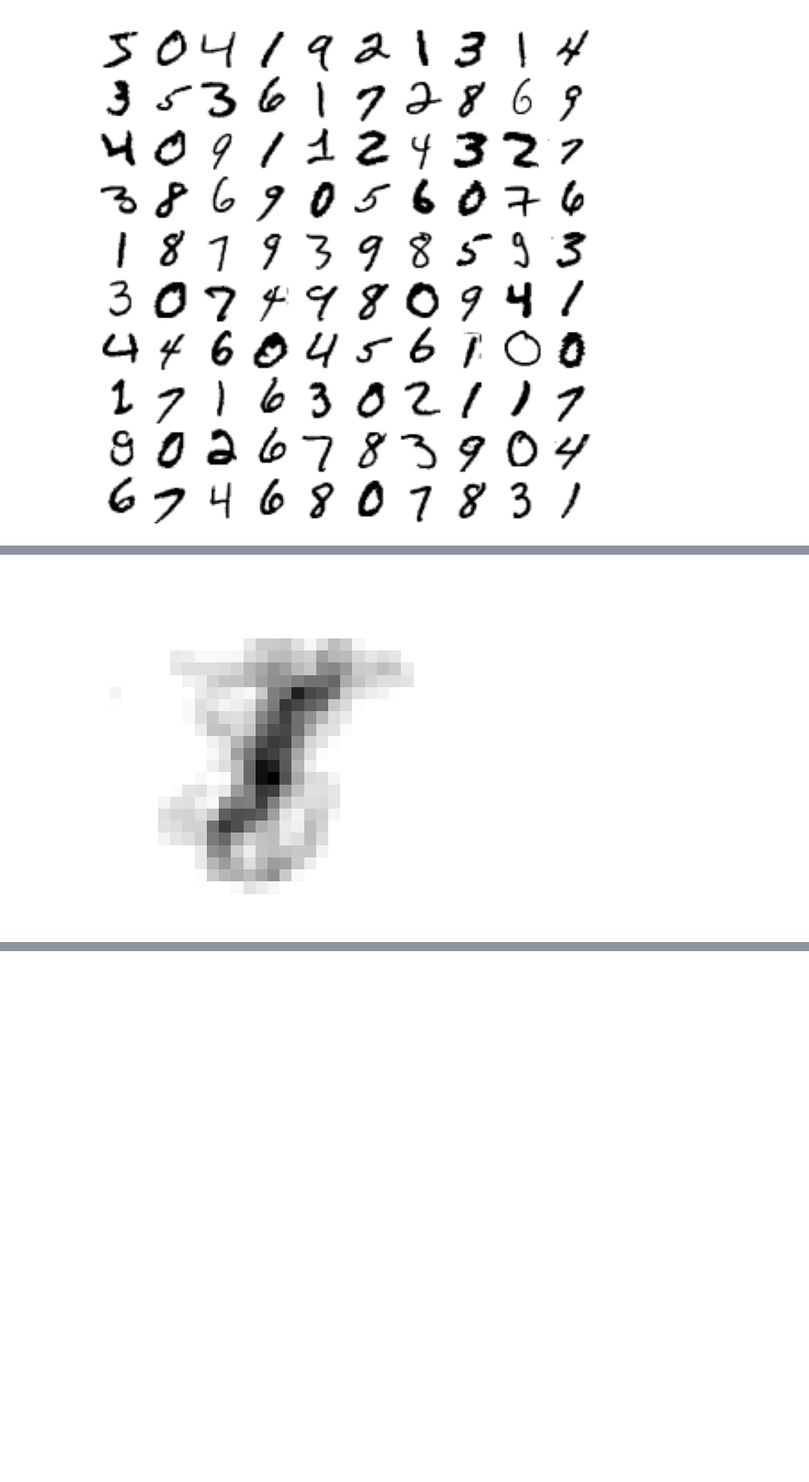
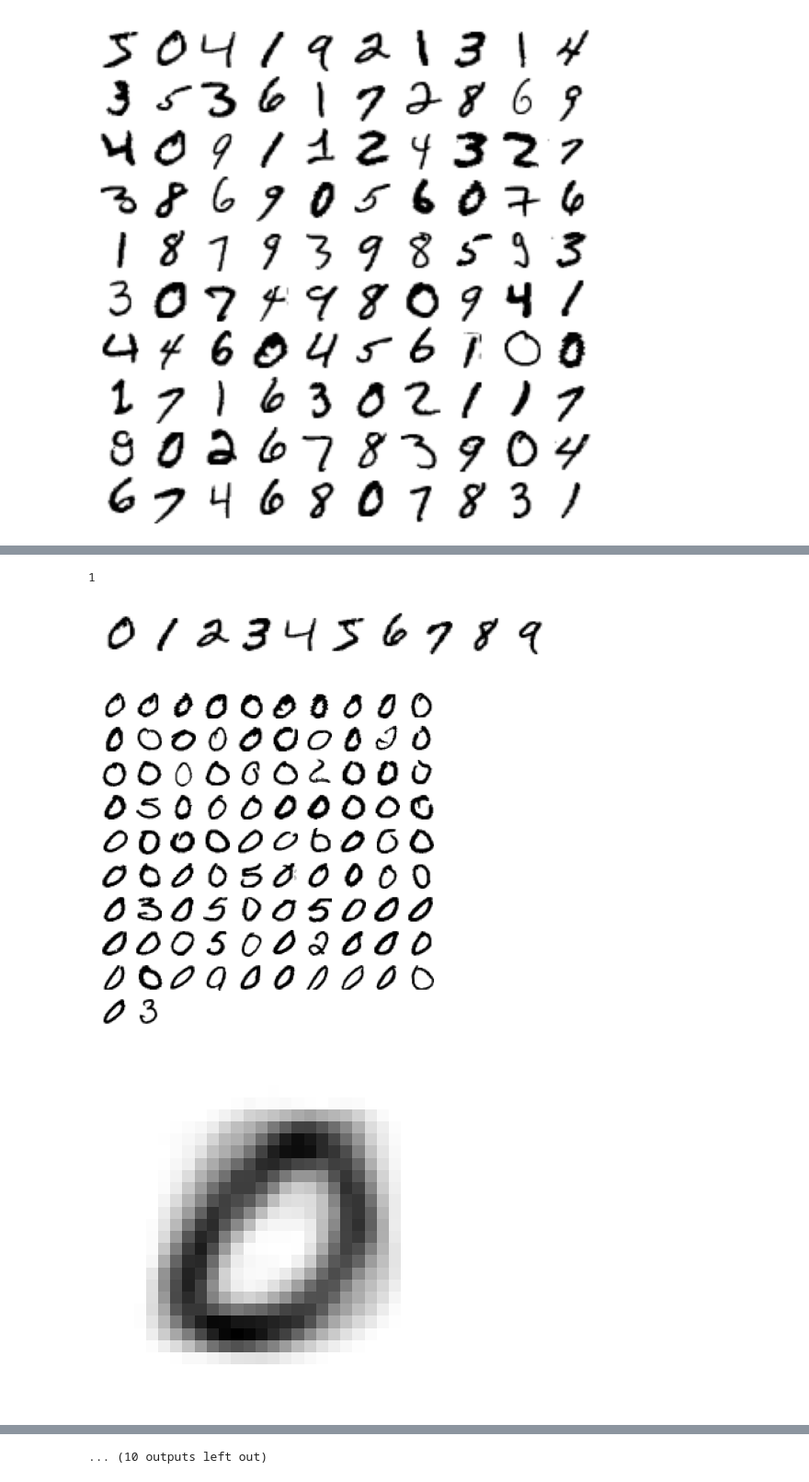
Before and after one commit to alokshr/handwritten-digits, a Jupyter notebook: Applying K-Means Clustering to MNIST Dataset/mnist-digits.ipynb, the cells around one changed output, grey strips where cells are left out. Shown at 92% size. Drawn from its saved outputs; the diff is of its cells as text; code cells hidden in the pictures; blank space fills up the shorter version.

```diff
--- a/Applying K-Means Clustering to MNIST Dataset/mnist-digits.ipynb
+++ b/Applying K-Means Clustering to MNIST Dataset/mnist-digits.ipynb
@@ -126,7 +145,19 @@ plt.show()
-# %%
-clusters = k_means_clustering(example_images, centers, 100)
-
-plot_digits([clusters[1]['center']], 1)
-plt.show()
-# %% [output]
-[figure, removed]
+# %%
+clusters, iters = k_means_clustering(example_images.to_numpy(), centers, 1)
+
+print(iters)
+
+plot_digits(centers)
+plt.show()
+
+for i in range(len(clusters)):
+    plot_digits(clusters[i]['points'])
+    plt.show()
+
+    plot_digits([clusters[i]['center']])
+    plt.show()
+# %% [output]
+1
+[figure, added]
+[figure, added]
+[figure, added]
@@ -132,0 +172 @@ plt.show()
+... (10 outputs left out)
```
Also changed, not shown: parts of 4 cells of this notebook, 2 other files.
